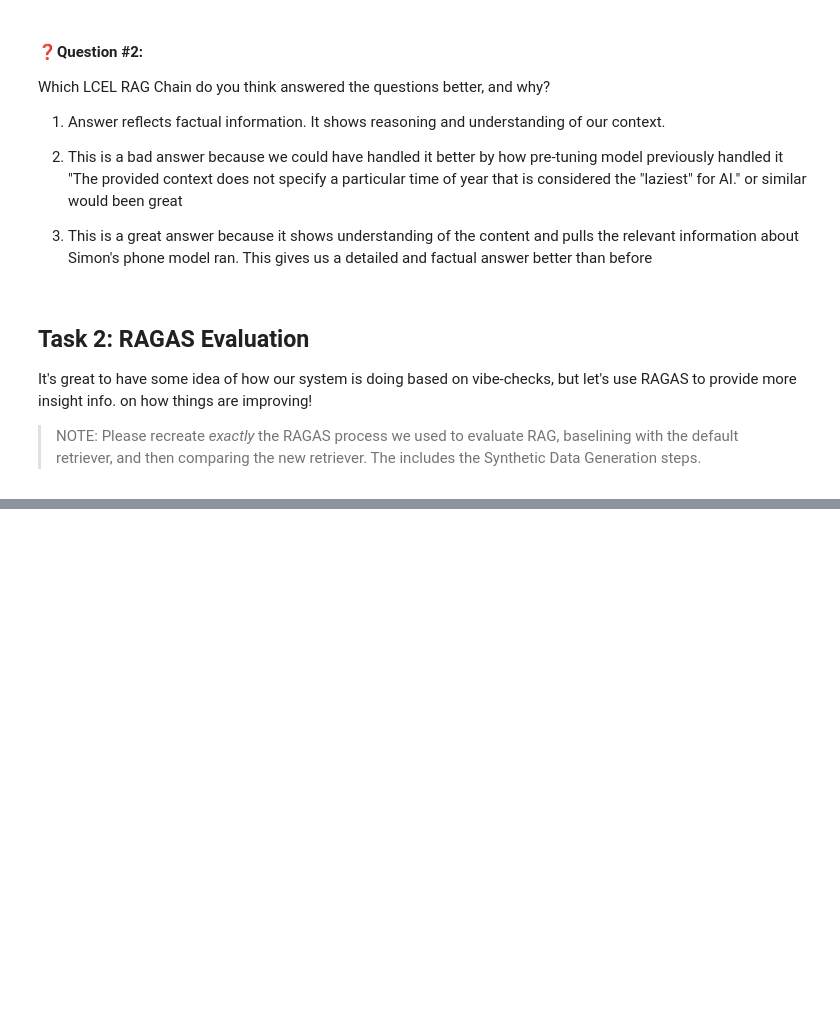
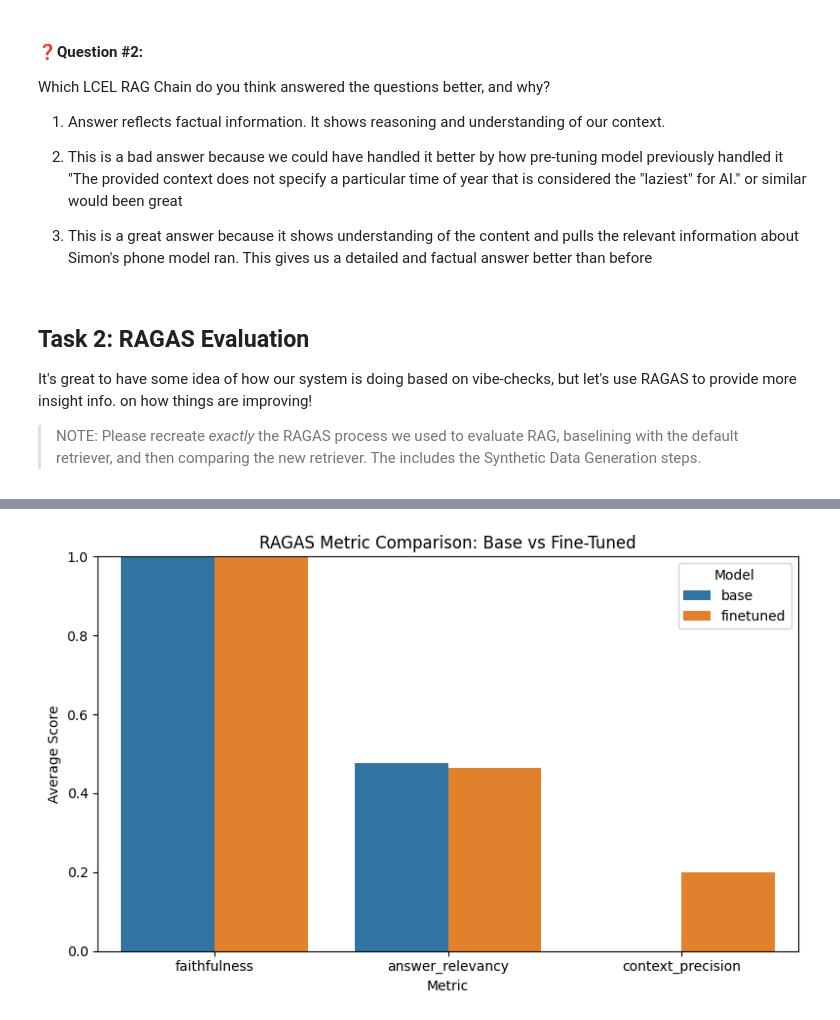
Before and after one commit to T-K-O-H/Fine_Tuning, a Jupyter notebook: Fine_tuning_Embedding_Models_for_RAG_Notebook.ipynb, the cells around one changed output, grey strips where cells are left out. Drawn from its saved outputs; the diff is of its cells as text; code cells hidden in the pictures; blank space fills up the shorter version.

```diff
--- a/Fine_tuning_Embedding_Models_for_RAG_Notebook.ipynb
+++ b/Fine_tuning_Embedding_Models_for_RAG_Notebook.ipynb
@@ -886,0 +836,23 @@ Please enter your Cohere API key!··········
+# %%
+import matplotlib.pyplot as plt
+import seaborn as sns
+import pandas as pd
+
+# Average metrics per model
+avg_scores = df_combined.groupby("model")[["faithfulness", "answer_relevancy", "context_precision"]].mean().reset_index()
+
+# Melt for seaborn
+df_melted = avg_scores.melt(id_vars="model", var_name="Metric", value_name="Score")
+
+# Plot
+plt.figure(figsize=(8, 5))
+sns.barplot(data=df_melted, x="Metric", y="Score", hue="model")
+plt.title("RAGAS Metric Comparison: Base vs Fine-Tuned")
+plt.ylim(0, 1)
+plt.ylabel("Average Score")
+plt.xlabel("Metric")
+plt.legend(title="Model")
+plt.tight_layout()
+plt.show()
+# %% [output]
+[figure, added]
```
Also changed, not shown: parts of 19 cells of this notebook.
